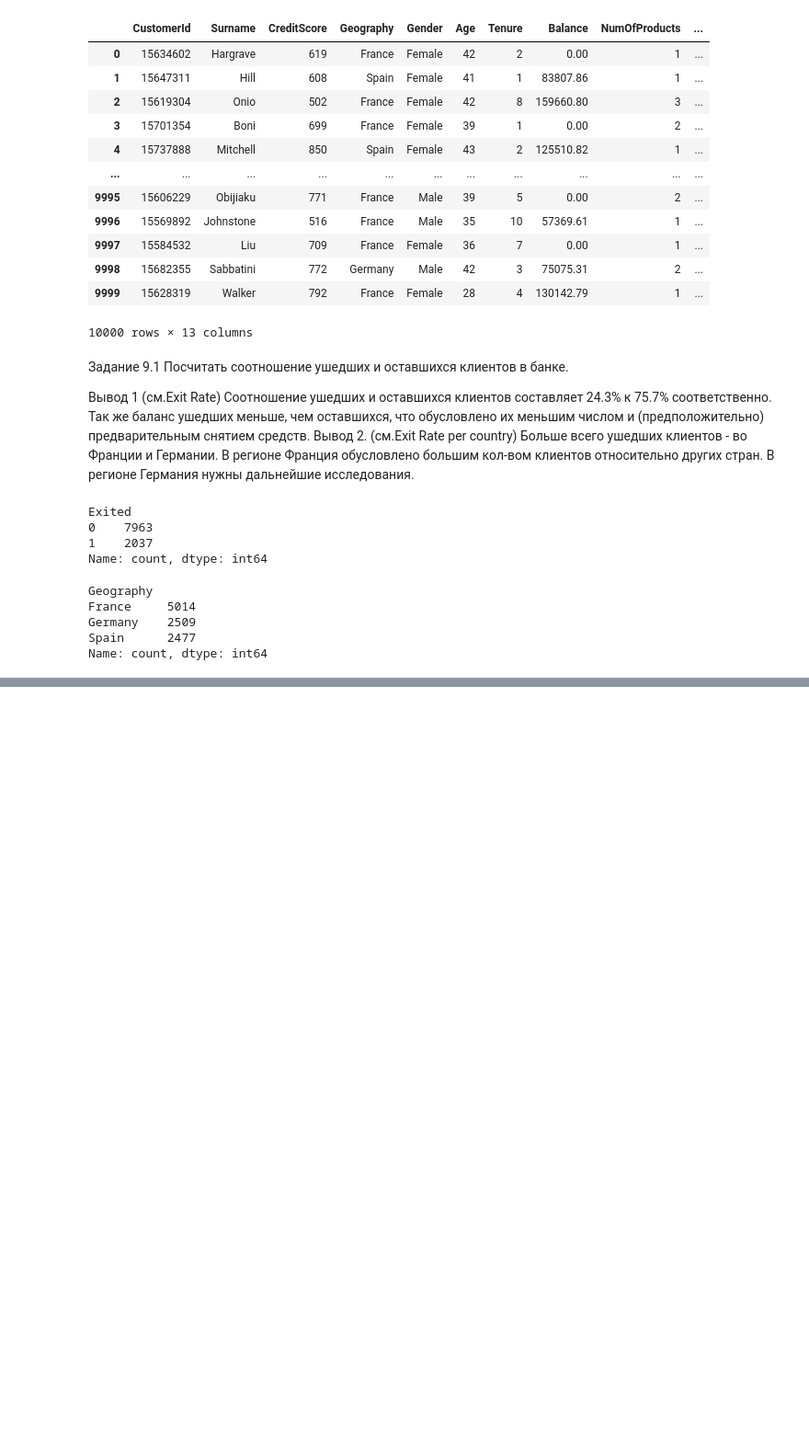
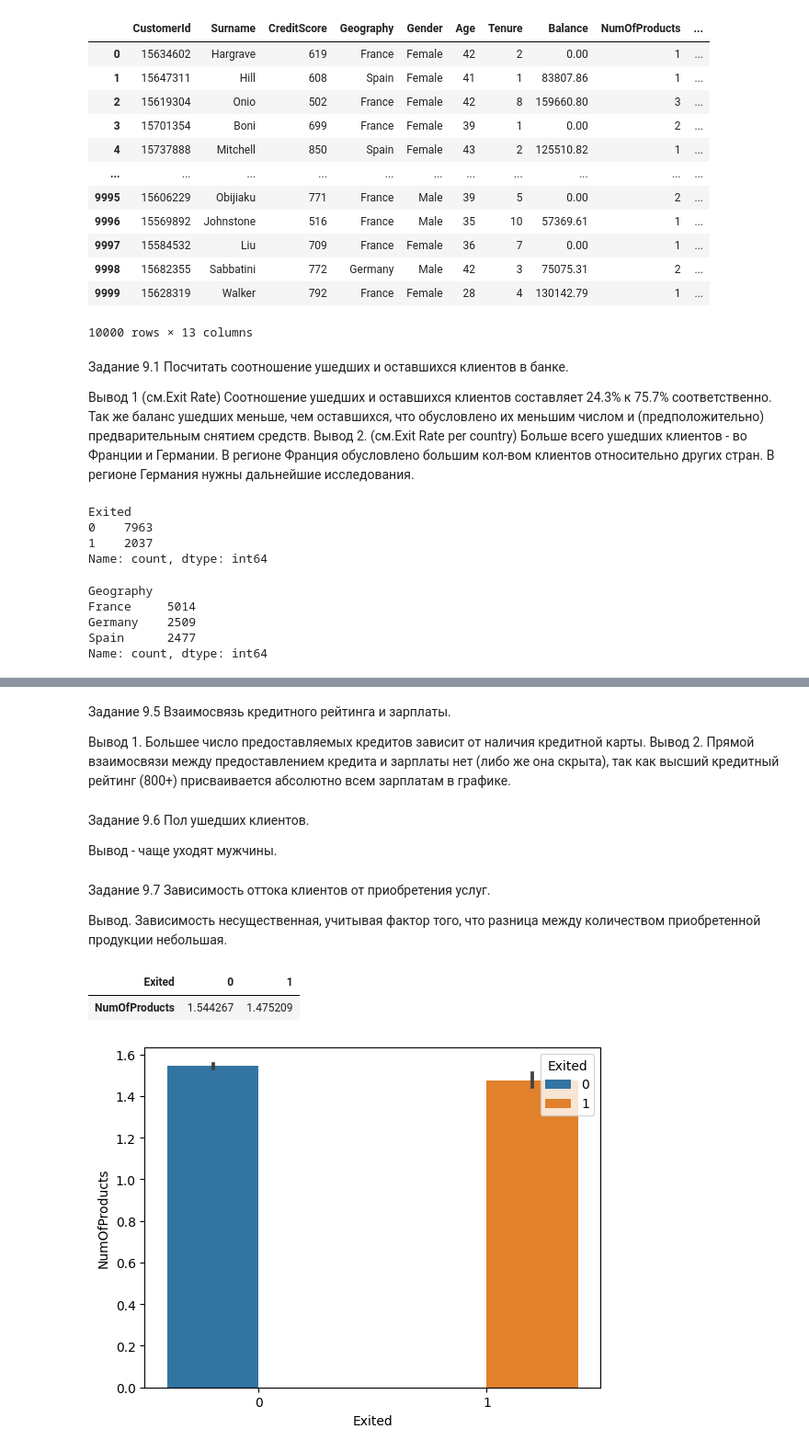
Before and after one commit to Akiecelli/Data_Science_STUDY, a Jupyter notebook: project_1/bank_data.ipynb, the cells around one changed output, grey strips where cells are left out. Shown at 92% size. Saved outputs shown, nothing was run; the diff lists cells and outputs as text; code cells hidden in the pictures; blank space fills up the shorter version.

```diff
--- a/project_1/bank_data.ipynb
+++ b/project_1/bank_data.ipynb
@@ -73,0 +107,5 @@ fig.show()
+# %% [markdown]
+Задание 9.5 Взаимосвязь кредитного рейтинга и зарплаты.
+
+Вывод 1. Большее число предоставляемых кредитов зависит от наличия кредитной карты.
+Вывод 2. Прямой взаимосвязи между предоставлением кредита и зарплаты нет (либо же она скрыта), так как высший кредитный рейтинг (800+) присваивается абсолютно всем зарплатам в графике.
@@ -73,0 +121,4 @@ fig.show()
+# %% [markdown]
+Задание 9.6 Пол ушедших клиентов.
+
+Вывод - чаще уходят мужчины.
@@ -73,0 +134,18 @@ fig.show()
+# %% [markdown]
+Задание 9.7 Зависимость оттока клиентов от приобретения услуг.
+
+Вывод. Зависимость несущественная, учитывая фактор того, что разница между количеством приобретенной продукции небольшая.
+# %%
+exit_count=churn_data_copy.pivot_table(values='NumOfProducts', columns='Exited', aggfunc='mean')
+
+fig=sns.barplot(
+    churn_data_copy,
+    x='Exited',
+    y='NumOfProducts',
+    hue='Exited',
+)
+display(exit_count)
+# %% [output]
+| Exited | 0 | 1 |
+| NumOfProducts | 1.544267 | 1.475209 |
+[figure, added]
```
Also changed, not shown: parts of 9 cells of this notebook.
